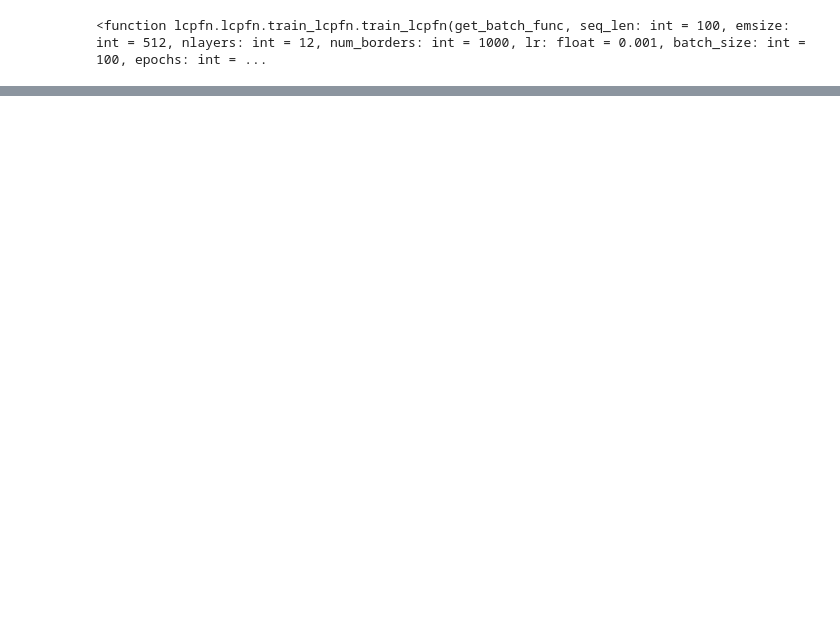
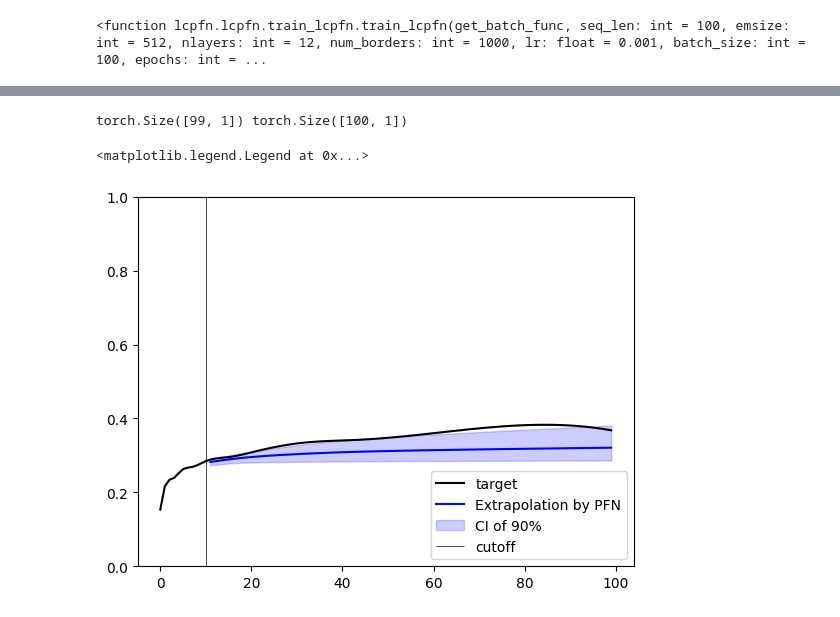
Before and after one commit to pratham2442000/BachelorThesis, a Jupyter notebook: training_lcbd.ipynb, the cells around one changed output, grey strips where cells are left out. Saved outputs shown, nothing was run; the diff lists cells and outputs as text; code cells hidden in the pictures; blank space fills up the shorter version.

```diff
--- a/training_lcbd.ipynb
+++ b/training_lcbd.ipynb
@@ -159,8 +147,8 @@ result = lcpfn.train_lcpfn(get_batch_func=get_batch_func,
                           seq_len=100,
                          emsize=256,
                          nlayers=3,
-                         num_borders=1000,
+                         num_borders=100,
                          lr=0.001,
                          batch_size=10,
-                         epochs=3)
+                         epochs=100)
 # %% [output]
@@ -178,0 +194,29 @@ plt.plot(anchors, means, "*" ,label='Original Points')
+# %%
+prior = sample_from_lcbd(np.random)
+curve, _ = prior()
+
+x = torch.arange(1, 100).unsqueeze(1)
+y = torch.from_numpy(curve).float().unsqueeze(1)
+cutoff = 10
+
+print(x.shape, y.shape)
+model = lcpfn.LCPFN()
+predictions = model.predict_quantiles(x_train=x[:cutoff], y_train=y[:cutoff], x_test=x[cutoff:], qs=[0.05, 0.5, 0.95])
+
+# plot data
+plt.plot(curve, "black", label="target")
+
+# plot extrapolation
+plt.plot(x[cutoff:], predictions[:, 1], "blue", label="Extrapolation by PFN")
+plt.fill_between(
+        x[cutoff:].flatten(), predictions[:, 0], predictions[:, 2], color="blue", alpha=0.2, label="CI of 90%"
+)
+
+# plot cutoff
+plt.vlines(cutoff, 0, 1, linewidth=0.5, color="k", label="cutoff")
+plt.ylim(0, 1)
+plt.legend(loc="lower right")
+# %% [output]
+torch.Size([99, 1]) torch.Size([100, 1])
+<matplotlib.legend.Legend at 0x...>
+[figure, added]
```
Also changed, not shown: parts of 7 cells of this notebook, 4 other files.
